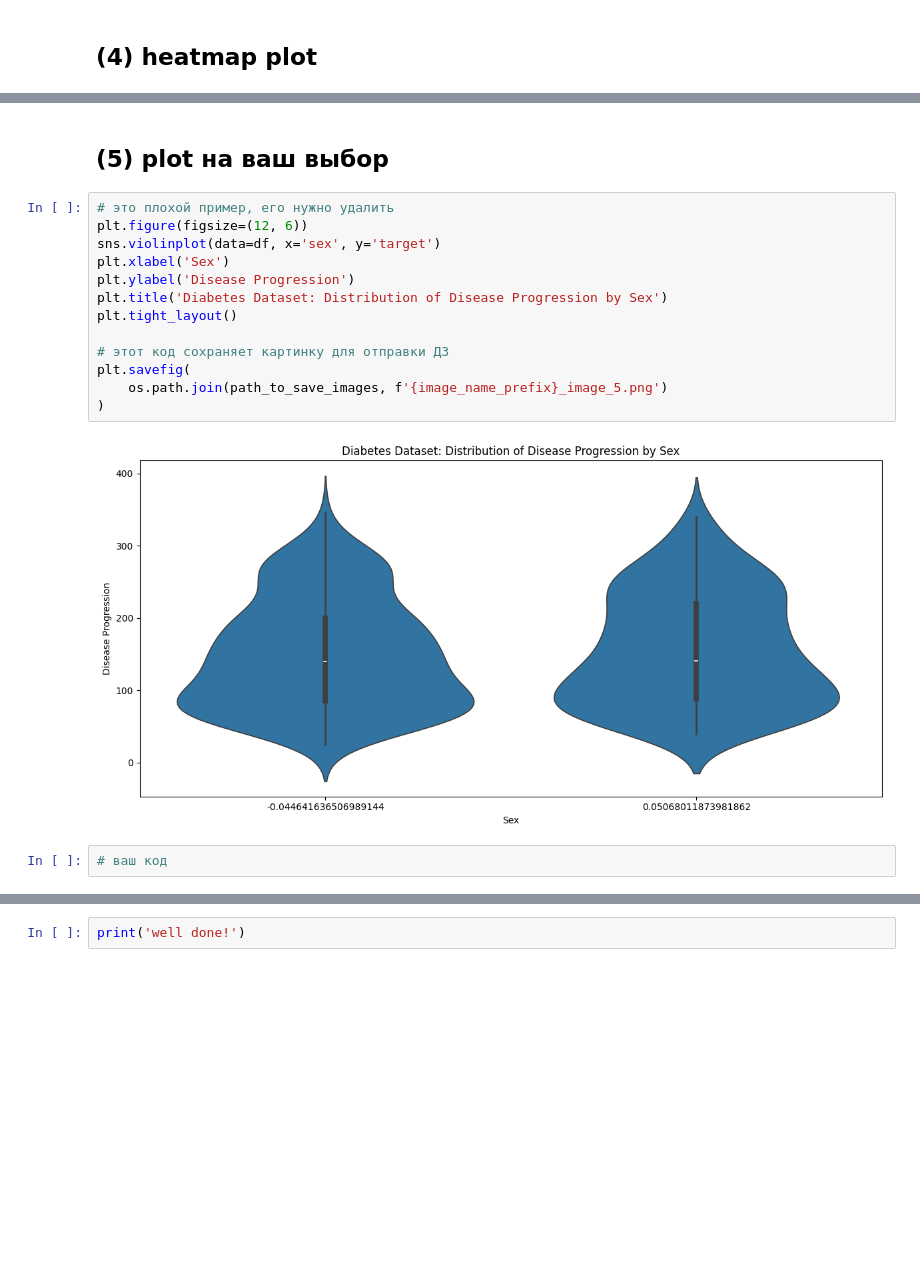
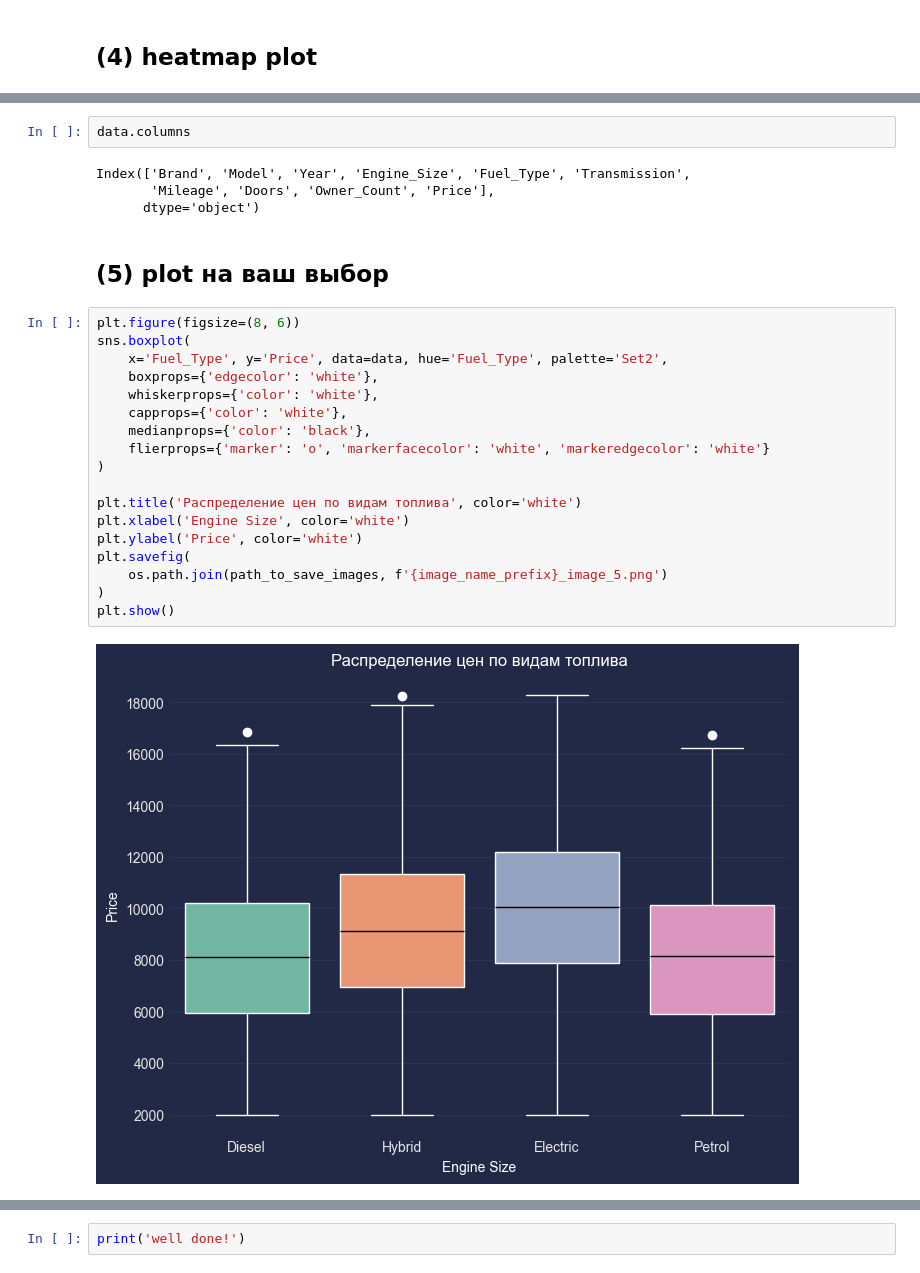
Before and after one commit to gal0chka/beautiful-EDA, a Jupyter notebook: notebook_homework.ipynb, the cells around one changed output, grey strips where cells are left out. Cells and saved outputs as stored; diff of their text form; blank space fills up the shorter version.

```diff
--- a/notebook_homework.ipynb
+++ b/notebook_homework.ipynb
@@ -212,20 +218,29 @@ plt.show()
+# %%
+data.columns
+# %% [output]
+Index(['Brand', 'Model', 'Year', 'Engine_Size', 'Fuel_Type', 'Transmission',
+       'Mileage', 'Doors', 'Owner_Count', 'Price'],
+      dtype='object')
 # %% [markdown]
 ##  (5) plot  на ваш выбор
 # %%
-# это плохой пример, его нужно удалить
-plt.figure(figsize=(12, 6))
-sns.violinplot(data=df, x='sex', y='target')
-plt.xlabel('Sex')
-plt.ylabel('Disease Progression')
-plt.title('Diabetes Dataset: Distribution of Disease Progression by Sex')
-plt.tight_layout()
+plt.figure(figsize=(8, 6))
+sns.boxplot(
+    x='Fuel_Type', y='Price', data=data, hue='Fuel_Type', palette='Set2',
+    boxprops={'edgecolor': 'white'},
+    whiskerprops={'color': 'white'},
+    capprops={'color': 'white'},
+    medianprops={'color': 'black'},
+    flierprops={'marker': 'o', 'markerfacecolor': 'white', 'markeredgecolor': 'white'}
+)
 
-# этот код сохраняет картинку для отправки ДЗ
+plt.title('Распределение цен по видам топлива', color='white')
+plt.xlabel('Engine Size', color='white')
+plt.ylabel('Price', color='white')
 plt.savefig(
     os.path.join(path_to_save_images, f'{image_name_prefix}_image_5.png')
 )
+plt.show()
 # %% [output]
-[figure, old version]
+[figure, new version]
-# %%
-# ваш код
 # %% [markdown]
```
Also changed, not shown: parts of 10 cells of this notebook.
